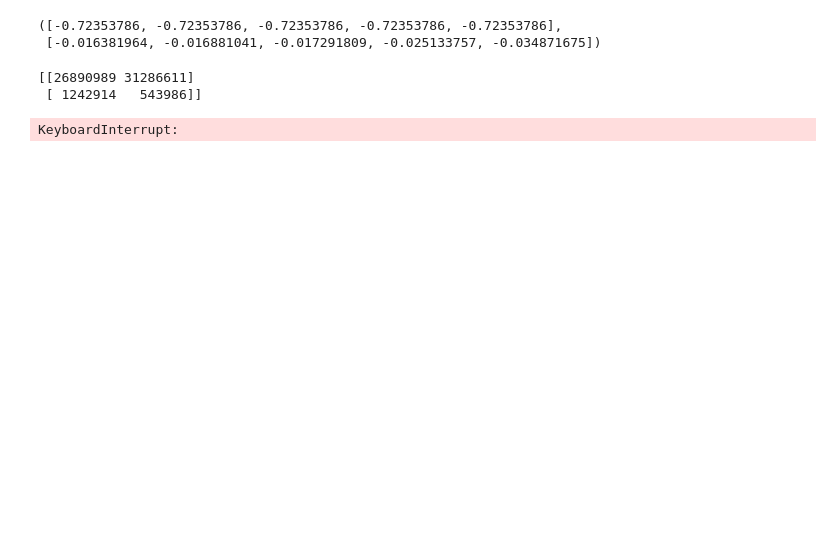
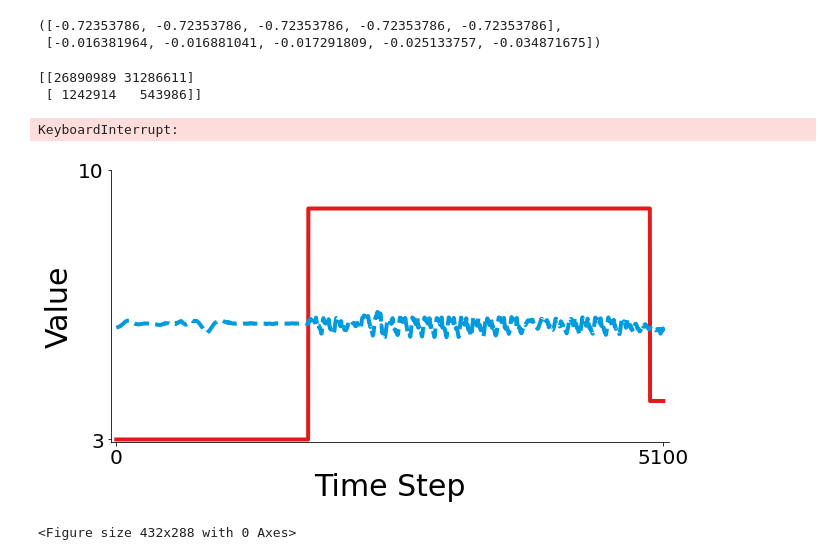
Before and after one commit to IKKIM00/Fall_Detection_using_multihorizon_forecasting, a Jupyter notebook: prev_jupyter_files/DLR.ipynb, the cells around one changed output. Cells and saved outputs as stored; diff of their text form; code cells hidden in the pictures; blank space fills up the shorter version.

```diff
--- a/prev_jupyter_files/DLR.ipynb
+++ b/prev_jupyter_files/DLR.ipynb
@@ -154,20 +155,18 @@ from model.CNN import CNN
 # %%
 def choose_model(model_type):
-    if model_type == 'singleLSTM':
-        model = singleLSTM(6, 320, 100).to(device)
-        save_path = 'results/singleLSTM/'
-        save_file_name = save_path + 'SingleLSTMDLR.pth'
-    elif model_type == 'stackedLSTM':
-        model = stackedLSTM(6, 320, 100).to(device)
-        save_path = 'results/stackedLSTM/'
-        save_file_name = save_path + 'StackedLSTMDLR.pth'
+    if model_type == 'SingleLSTM':
+        model = LSTM(6, 320, 100, 1).to(device)
+        save_path = '../results/singleLSTM/'
+    elif model_type == 'StackedLSTM':
+        model = LSTM(6, 320, 100, 2).to(device)
+        save_path = '../results/stackedLSTM/'
     elif model_type == 'CNN':
         model = CNN(6, [80, 160, 320], 100).to(device)
-        save_path = 'results/CNN/'
-        save_file_name = save_path + 'CNNDLR.pth'
+        save_path = '../results/CNN/'
+    save_file_name = save_path + f'{model_type}DLR.pth'
     return model, save_path, save_file_name
 # %%
-model_type = 'singleLSTM'
+model_type = 'SingleLSTM'
 model, save_path, save_file_name = choose_model(model_type)
 print(model)
 # %% [output]
@@ -320,3 +319,5 @@ def evaluate_model(model, test_loader):
         y_hat += list(output.squeeze().detach().cpu().numpy())
 
     return test_loss/len(test_loader), y_test, y_hat
+# %%
+model.load_state_dict(torch.load(save_file_name))
@@ -328,8 +331,8 @@ y_target[:5], y_hat[:5]
 ([-0.72353786, -0.72353786, -0.72353786, -0.72353786, -0.72353786],
  [-0.016381964, -0.016881041, -0.017291809, -0.025133757, -0.034871675])
 # %%
-labels = test_tar_scaler.inverse_transform(y_target)
-predicted = test_tar_scaler.inverse_transform(y_hat)
+labels = test_tar_scaler.inverse_transform(np.asarray(y_target).reshape(-1, 1))
+predicted = test_tar_scaler.inverse_transform(np.asarray(y_hat).reshape(-1, 1))
 # %%
 from sklearn.metrics import confusion_matrix
 from sklearn.metrics import accuracy_score, f1_score, recall_score, precision_score
@@ -450,0 +445,21 @@ plt.savefig(save_path + 'SingleLSTMDLR.png')
+# %%
+from matplotlib import pyplot as plt
+
+plt.figure(figsize=(10, 5))
+ax = plt.subplot(111)
+ax.spines['right'].set_visible(False)
+ax.spines['top'].set_visible(False)
+ax.xaxis.set_ticks_position('bottom')
+ax.yaxis.set_ticks_position('left')
+ax.margins(x=0.01, y=0.01)
+plt.plot(labels_100[3000:8100], label='target', color='#E31A1C', linewidth=4)
+plt.plot(predicted_100[3000:8100], label='predicted', color='#009ADE', linestyle='--', linewidth=4)
+plt.xticks([0, 5100], fontsize=20)
+plt.yticks([3, 10], fontsize=20)
+plt.xlabel('Time Step', fontsize=30)
+plt.ylabel('Value', fontsize=30)
+plt.show()
+plt.savefig(save_path + f'{model_type}DLR.png')
+# %% [output]
+[figure, added]
+<Figure size 432x288 with 0 Axes>
```
Also changed, not shown: parts of 8 cells of this notebook, 3 other files.
